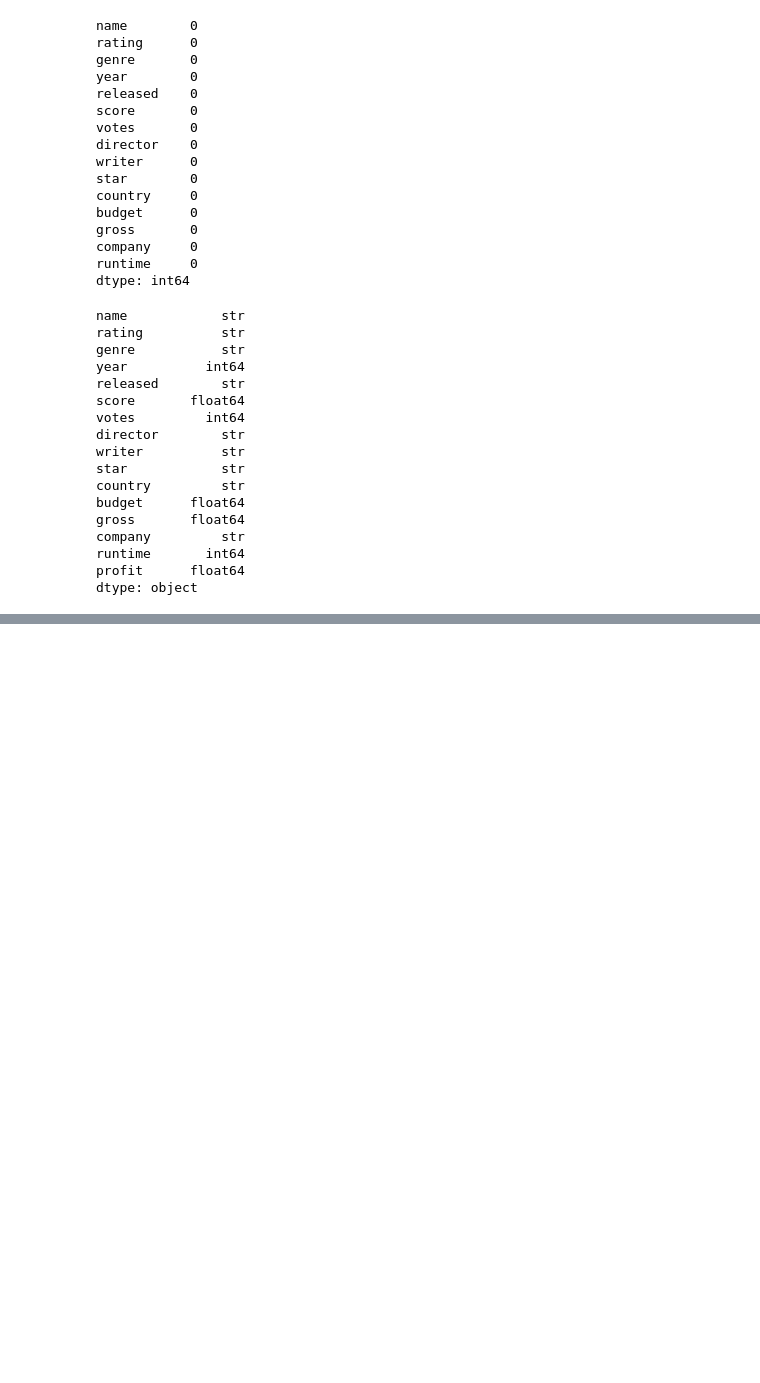
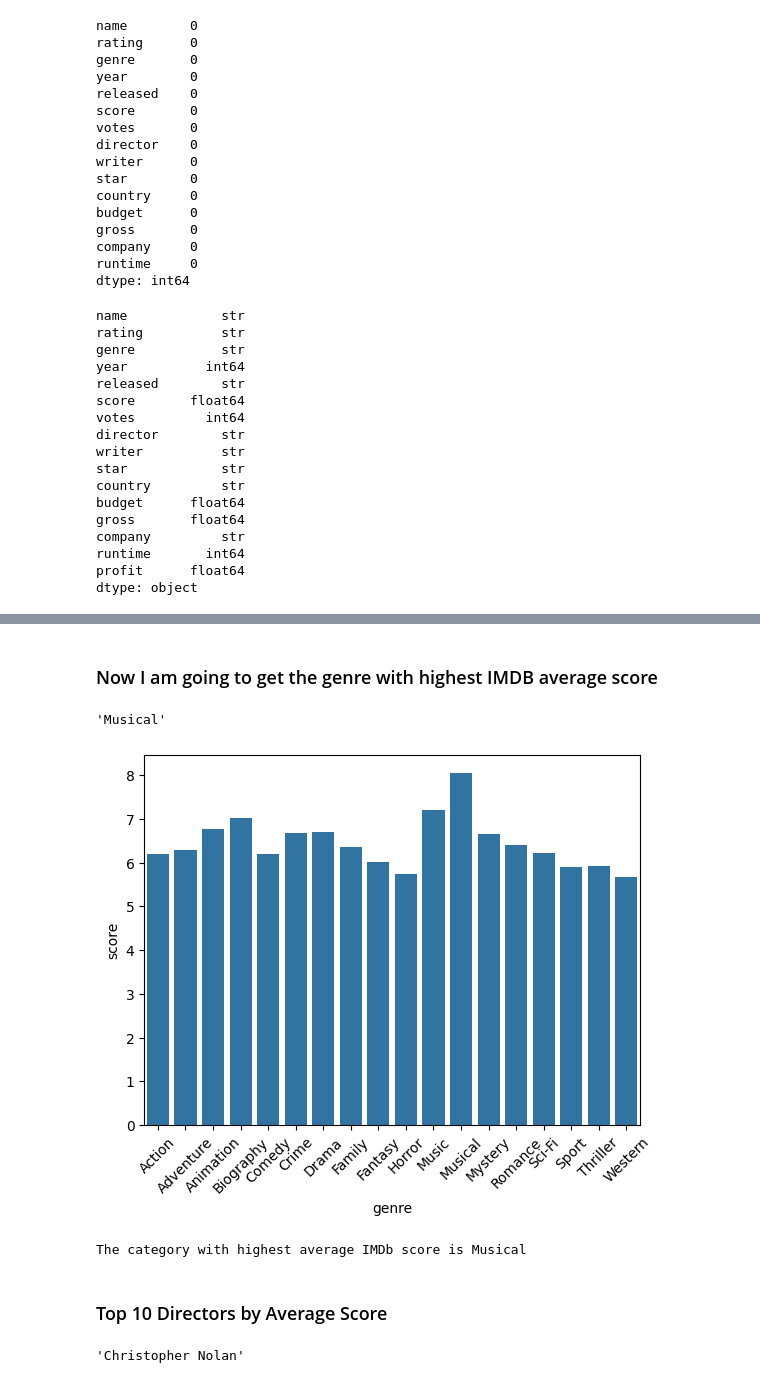
Before and after one commit to YugamdeepGoyal/Python_Data_Analysis_Project, a Jupyter notebook: app.ipynb, the cells around one changed output, grey strips where cells are left out. Saved outputs shown, nothing was run; the diff lists cells and outputs as text; code cells hidden in the pictures; blank space fills up the shorter version.

```diff
--- a/app.ipynb
+++ b/app.ipynb
@@ -226,3 +237,6 @@ company         str
 runtime       int64
 profit      float64
 dtype: object
+# %%
+decades = (df["year"] // 10) * 10
+df.insert(loc=4, column="decade", value=decades)
@@ -228,0 +278,20 @@ dtype: object
+# %% [markdown]
+### Now I am going to get the genre with highest IMDB average score
+# %%
+average_genre_score = df.groupby("genre")["score"].mean()
+# Getting the genre which has maximum IMDb score
+average_genre_score.idxmax()
+# %% [output]
+'Musical'
+# %%
+sns.barplot(average_genre_score)
+plt.xticks(rotation=45)
+plt.show()
+# %% [output]
+[figure, added]
+# %%
+print(f"The category with highest average IMDb score is {average_genre_score.idxmax()}")
+# %% [output]
+The category with highest average IMDb score is Musical
+# %% [markdown]
+### Top 10 Directors by Average Score
@@ -228,0 +303,4 @@ dtype: object
+# %%
+average_director_score.idxmax()
+# %% [output]
+'Christopher Nolan'
```
Also changed, not shown: parts of 29 cells of this notebook.
